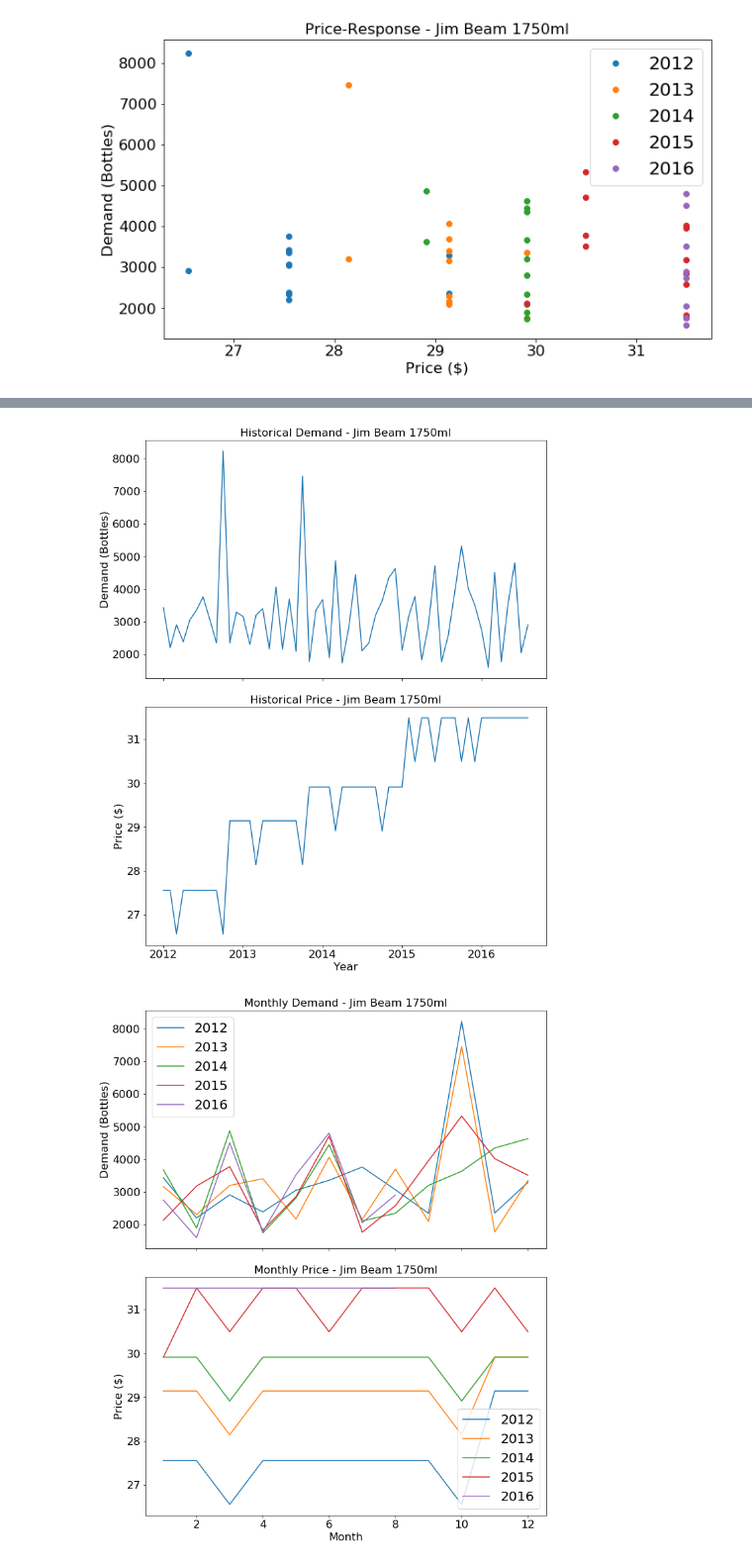
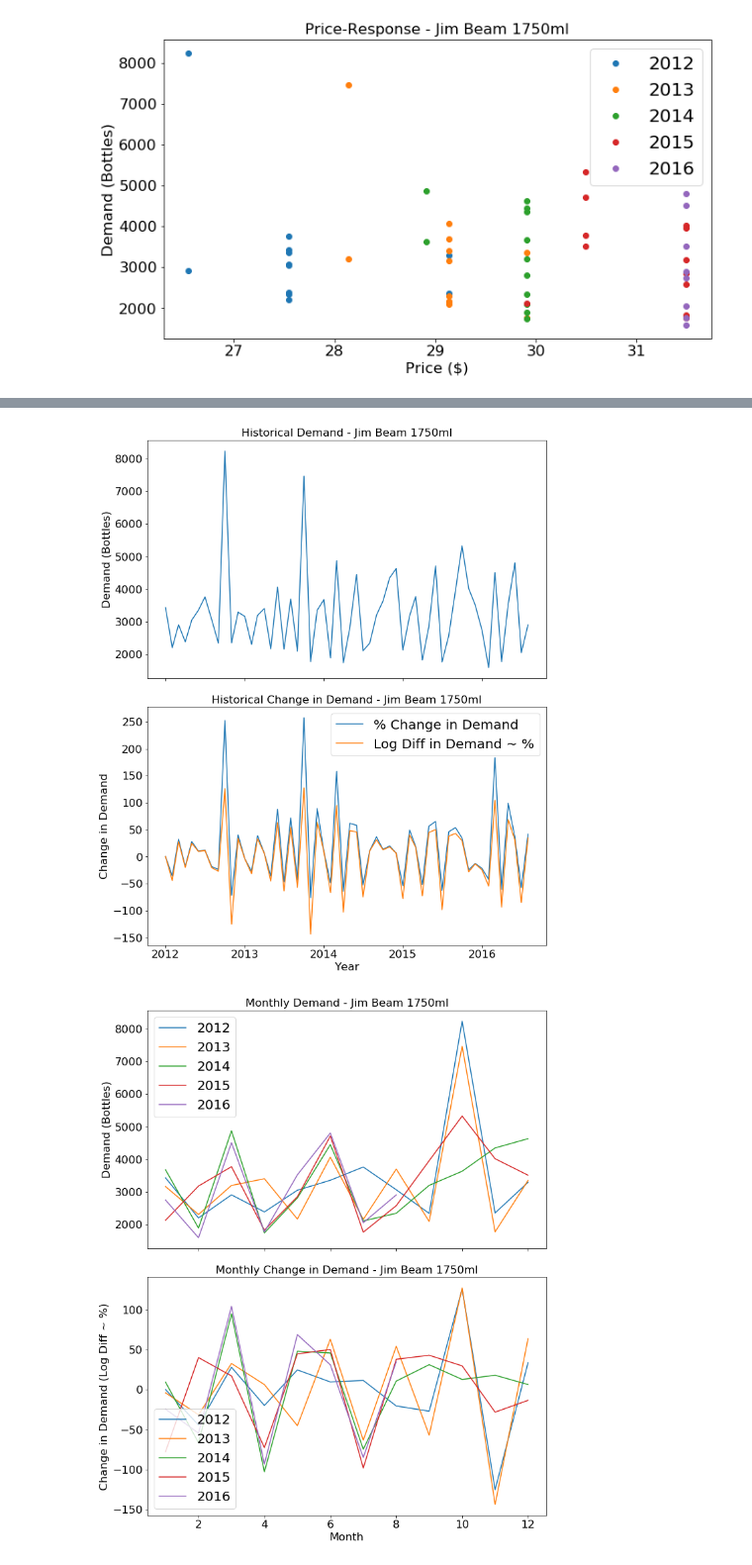
Before and after one commit to nicholsonjohnc/promotion-optimization, a Jupyter notebook: Untitled.ipynb, the cells around one changed output, grey strips where cells are left out. Shown at 99% size. Cells and saved outputs as stored; diff of their text form; code cells hidden in the pictures.

```diff
--- a/Untitled.ipynb
+++ b/Untitled.ipynb
@@ -54,35 +81,37 @@ fig, ax = plt.subplots(2, 1, sharex=True, figsize=(10, 12))
 ax[0].plot(Month, Demand);
 ax[0].set_title('Historical Demand - Jim Beam 1750ml')
 ax[0].set_ylabel('Demand (Bottles)')
-ax[1].plot(Month, Price);
-ax[1].set_title('Historical Price - Jim Beam 1750ml')
-ax[1].set_ylabel('Price ($)')
+ax[1].plot(Month, DemandPctChange*100, '-',
+           Month, LogDemandDiff*100, '-');
+ax[1].set_title('Historical Change in Demand - Jim Beam 1750ml')
+ax[1].set_ylabel('Change in Demand')
 ax[1].set_xlabel('Year')
+ax[1].legend(['% Change in Demand', 'Log Diff in Demand ~ %'], loc=1)
 fig.tight_layout()
-fig.savefig('img/historical_demand_price.png')
+fig.savefig('img/historical_demand.png')
 # %% [output]
-[figure, old version]
+[figure, new version]
 # %%
 fig, ax = plt.subplots(2, 1, sharex=True, figsize=(10, 12))
 ax[0].plot([i for i in range(1,13)],Demand[0:12],'-',
            [i for i in range(1,13)],Demand[12:24],'-',
            [i for i in range(1,13)],Demand[24:36],'-',
            [i for i in range(1,13)],Demand[36:48],'-',
            [i for i in range(1,9)],Demand[48:],'-');
 ax[0].set_title('Monthly Demand - Jim Beam 1750ml')
 ax[0].set_ylabel('Demand (Bottles)')
 ax[0].legend(['2012', '2013', '2014', '2015', '2016'], loc=2)
-ax[1].plot([i for i in range(1,13)],Price[0:12],'-',
-           [i for i in range(1,13)],Price[12:24],'-',
-           [i for i in range(1,13)],Price[24:36],'-',
-           [i for i in range(1,13)],Price[36:48],'-',
-           [i for i in range(1,9)],Price[48:56],'-');
-ax[1].set_title('Monthly Price - Jim Beam 1750ml')
-ax[1].set_ylabel('Price ($)')
+
+ax[1].plot([i for i in range(1,13)],LogDemandDiff[0:12]*100,'-',
+           [i for i in range(1,13)],LogDemandDiff[12:24]*100,'-',
+           [i for i in range(1,13)],LogDemandDiff[24:36]*100,'-',
+           [i for i in range(1,13)],LogDemandDiff[36:48]*100,'-',
+           [i for i in range(1,9)],LogDemandDiff[48:]*100,'-');
+ax[1].set_title('Monthly Change in Demand - Jim Beam 1750ml')
+ax[1].set_ylabel('Change in Demand (Log Diff ~ %)')
 ax[1].set_xlabel('Month')
-# ax[1].set_xticklabels(['Jan','Feb', 'Mar','May','Jul','Sep','Nov'])
-ax[1].legend(['2012', '2013', '2014', '2015', '2016'], loc=4)
+ax[1].legend(['2012', '2013', '2014', '2015', '2016'], loc=3)
 fig.tight_layout()
-fig.savefig('img/monthly_demand_price.png')
+fig.savefig('img/monthly_demand.png')
 # %% [output]
-[figure, old version]
+[figure, new version]
```
Also changed, not shown: parts of 11 cells of this notebook, 10 other files.
